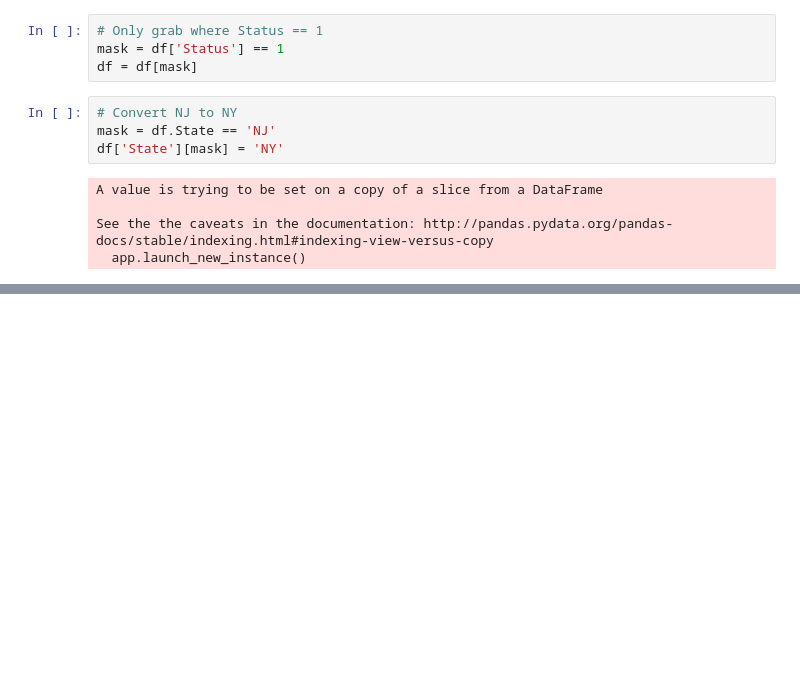
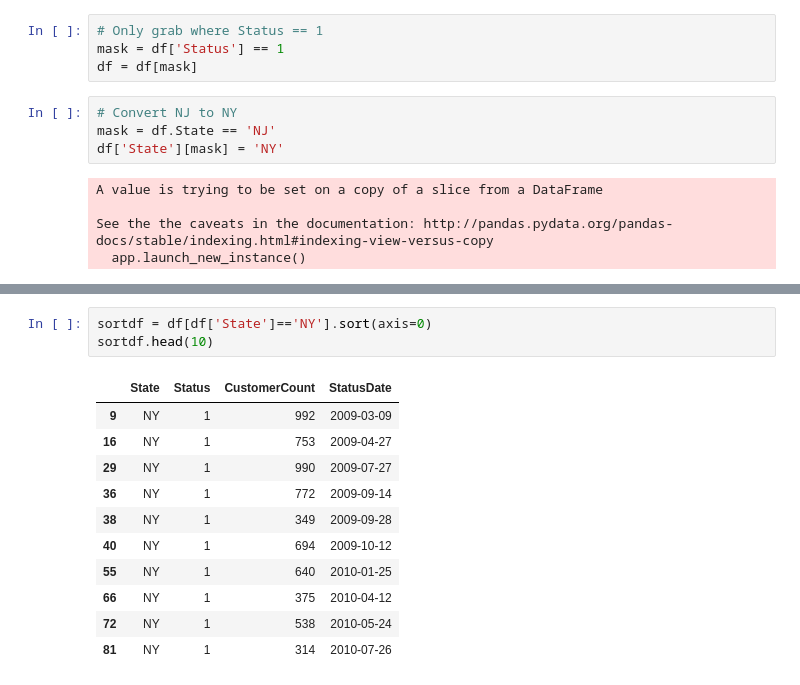
Before and after one commit to nickedes/Baby-science, a Jupyter notebook: Lessons/Untitled.ipynb, the cells around one changed output, grey strips where cells are left out. Cells and saved outputs as stored; diff of their text form; blank space fills up the shorter version.

```diff
--- a/Lessons/Untitled.ipynb
+++ b/Lessons/Untitled.ipynb
@@ -94,0 +103,15 @@ See the the caveats in the documentation: http://pandas.pydata.org/pandas-docs/s
+# %%
+sortdf = df[df['State']=='NY'].sort(axis=0)
+sortdf.head(10)
+# %% [output]
+|  | State | Status | CustomerCount | StatusDate |
+| 9 | NY | 1 | 992 | 2009-03-09 |
+| 16 | NY | 1 | 753 | 2009-04-27 |
+| 29 | NY | 1 | 990 | 2009-07-27 |
+| 36 | NY | 1 | 772 | 2009-09-14 |
+| 38 | NY | 1 | 349 | 2009-09-28 |
+| 40 | NY | 1 | 694 | 2009-10-12 |
+| 55 | NY | 1 | 640 | 2010-01-25 |
+| 66 | NY | 1 | 375 | 2010-04-12 |
+| 72 | NY | 1 | 538 | 2010-05-24 |
+| 81 | NY | 1 | 314 | 2010-07-26 |
```
Also changed, not shown: parts of 12 cells of this notebook.
